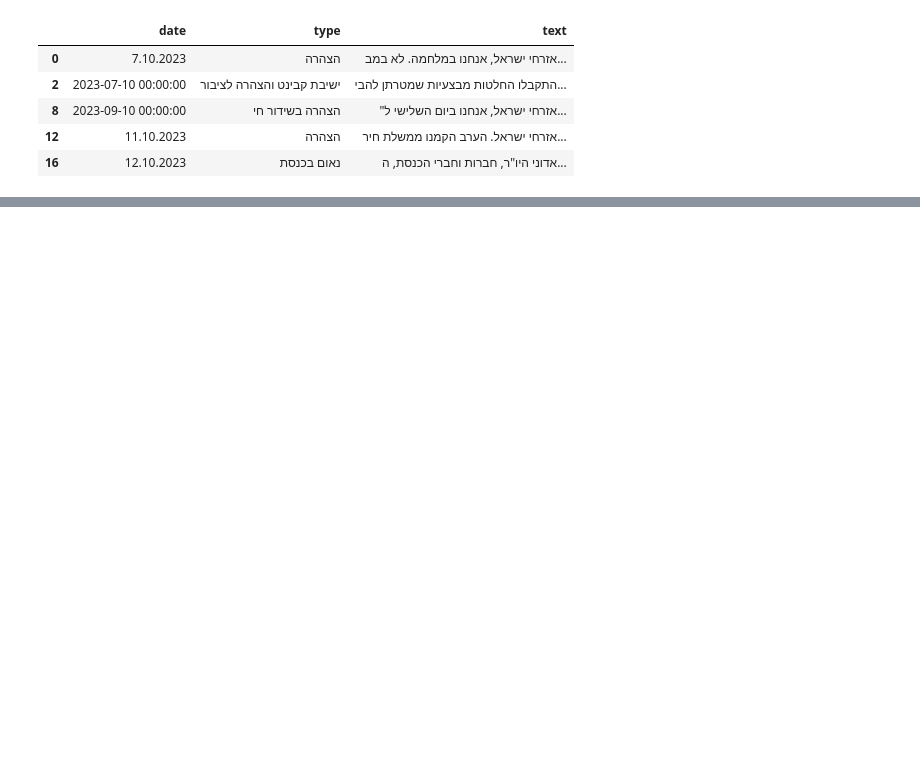
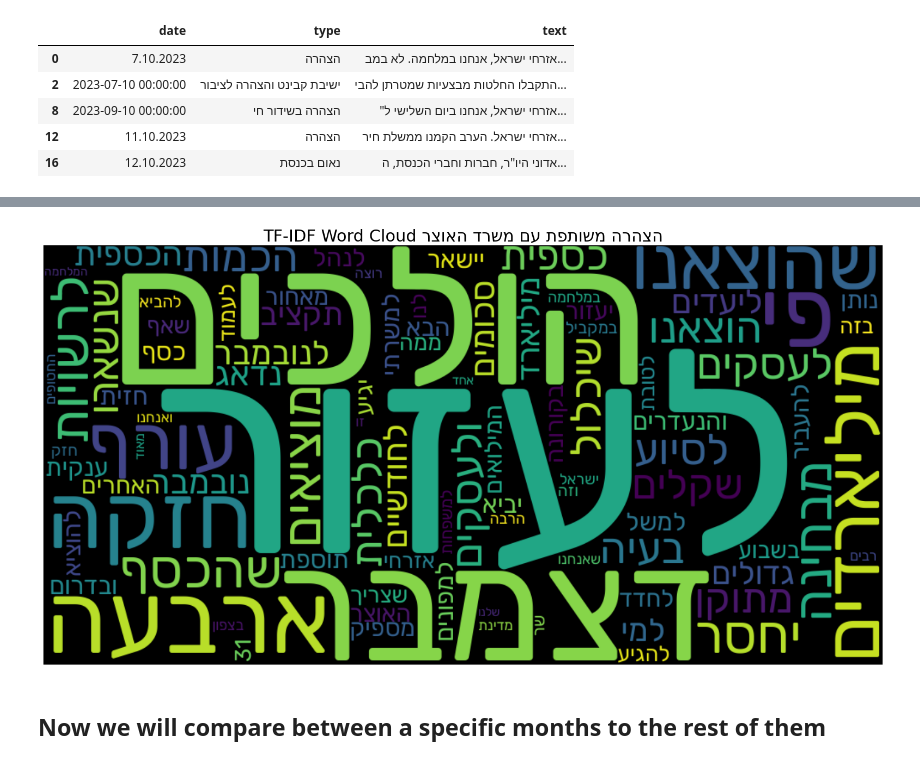
Before and after one commit to ErezLavi/hw3-nlp, a Jupyter notebook: hw3.ipynb, the cells around one changed output, grey strips where cells are left out. Cells and saved outputs as stored; diff of their text form; code cells hidden in the pictures; blank space fills up the shorter version.

```diff
--- a/hw3.ipynb
+++ b/hw3.ipynb
@@ -170,0 +194,6 @@ plot_wordcloud_from_scores(bibi_doc_scores, filtered_bibi_df['year'][doc_index],
+# %%
+view_doc_tfidf_scores(13)
+# %% [output]
+[figure, added]
+# %% [markdown]
+## Now we will compare between a specific months to the rest of them
```
Also changed, not shown: parts of 23 cells of this notebook.
